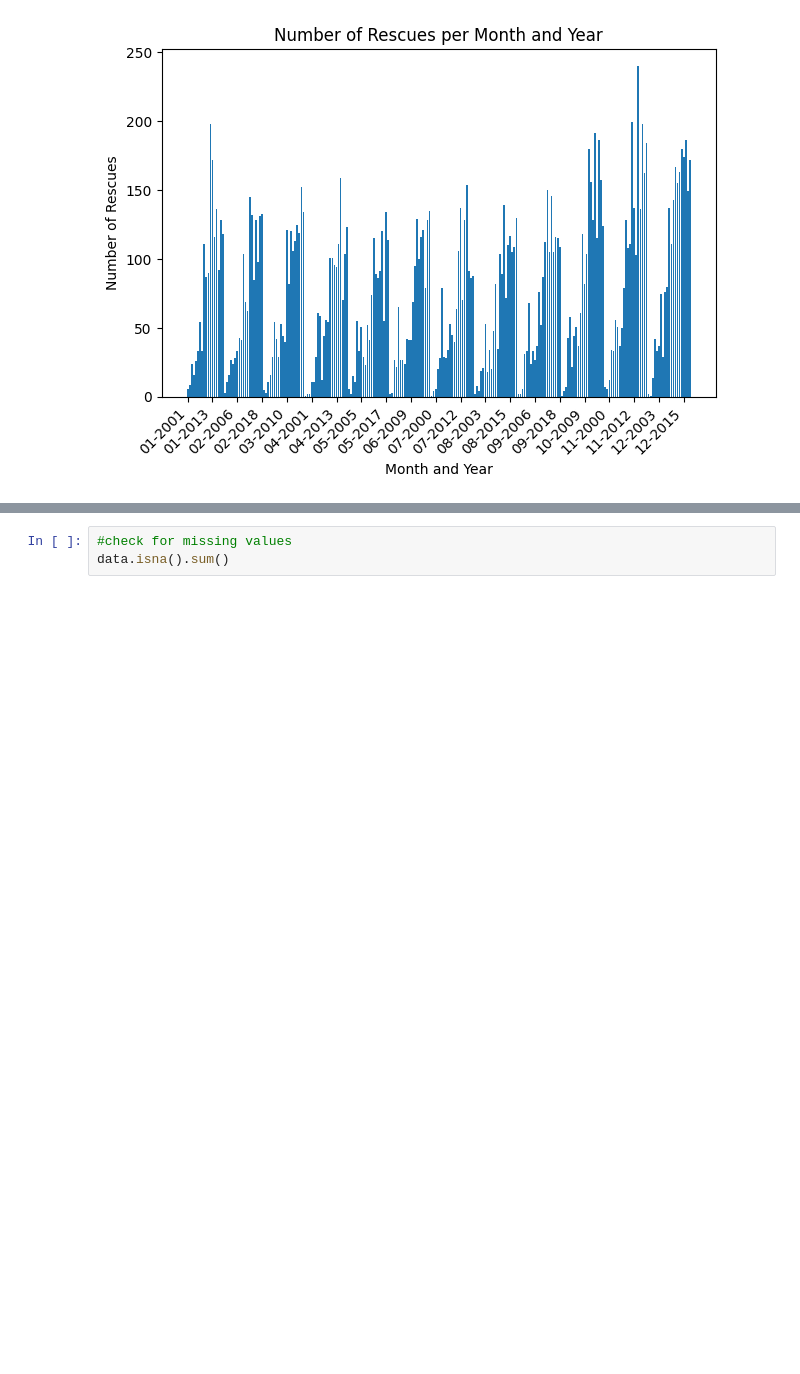
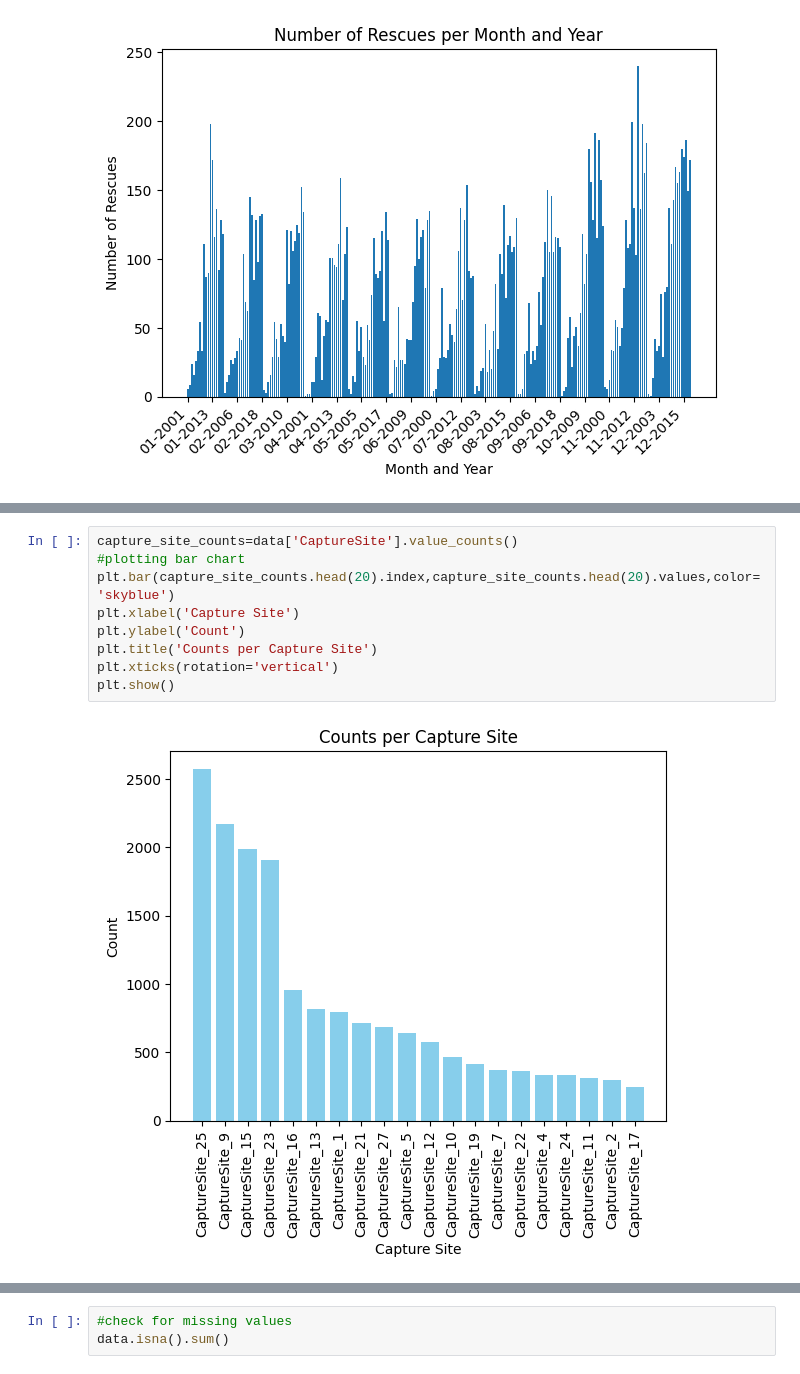
Before and after one commit to datakiptoo/Time_Series_Forecasting, a Jupyter notebook: challenge.ipynb, the cells around one changed output, grey strips where cells are left out. Drawn from its saved outputs; the diff is of its cells as text; blank space fills up the shorter version.

```diff
--- a/challenge.ipynb
+++ b/challenge.ipynb
@@ -169,0 +213,11 @@ plt.show()
+# %%
+capture_site_counts=data['CaptureSite'].value_counts()
+#plotting bar chart
+plt.bar(capture_site_counts.head(20).index,capture_site_counts.head(20).values,color='skyblue')
+plt.xlabel('Capture Site')
+plt.ylabel('Count')
+plt.title('Counts per Capture Site')
+plt.xticks(rotation='vertical')
+plt.show()
+# %% [output]
+[figure, added]
```
Also changed, not shown: parts of 36 cells of this notebook.
